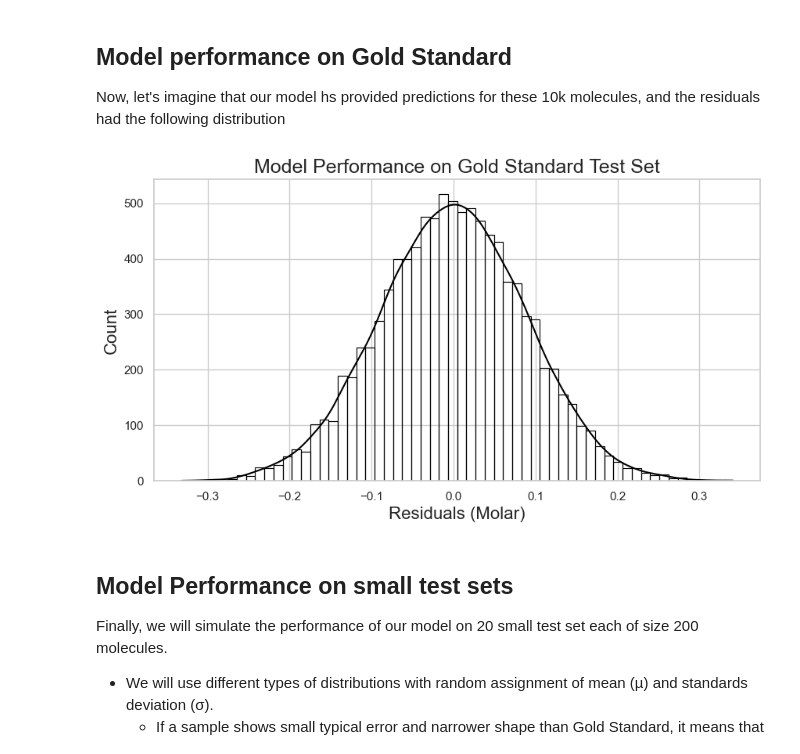
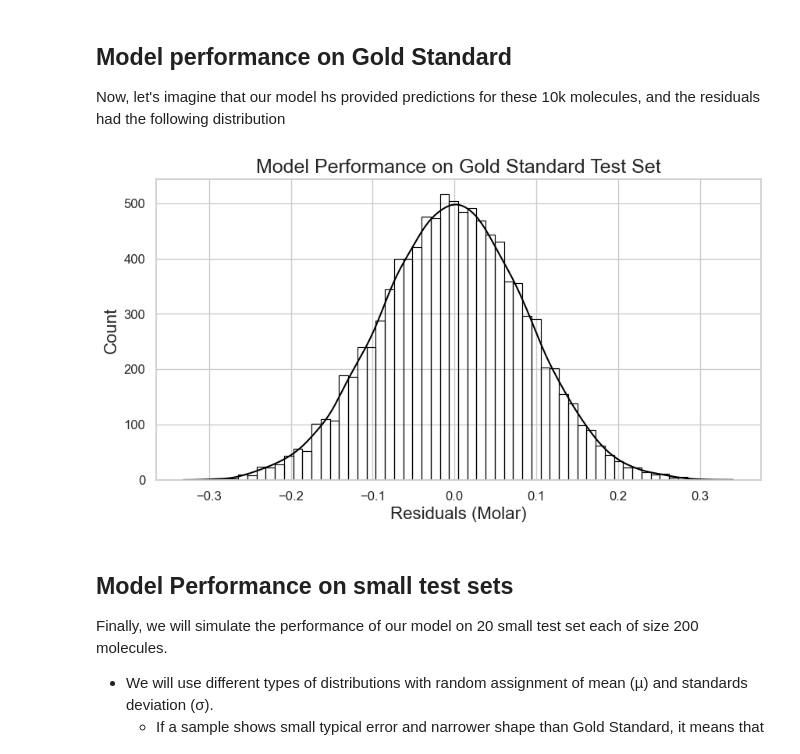
Before and after one commit to Afnan-Sultan/afnan-sultan.github.io, a Jupyter notebook: tutorials/How to Report and Judge ML Model Performance: Part 1.ipynb, the cells around one changed output. Cells and saved outputs as stored; diff of their text form; code cells hidden in the pictures.

```diff
--- a/tutorials/How to Report and Judge ML Model Performance: Part 1.ipynb
+++ b/tutorials/How to Report and Judge ML Model Performance: Part 1.ipynb
@@ -4,7 +4,6 @@ import os
 # Step 1: Setup and Imports
 
 import numpy as np
-import pandas as pd
 import matplotlib.pyplot as plt
 import seaborn as sns
 from scipy.stats import truncnorm, norm, skewnorm
@@ -13,6 +12,7 @@ np.random.seed(42)
 title_font = 18
 labels_font = 16
 text_font = 14
+tick_font = 12
 images_dir = "../images/evaluation_1"
 # %% [markdown]
 # How to Report and Judge ML Model Performance: Notebook
@@ -349,19 +356,20 @@ Now, let's imagine that our model hs provided predictions for these 10k molecule
 # %%
 mu_gold_error = 0
 sigma_gold_error = 0.09
 gold_standard_pred = gold_standard_true + np.random.normal(loc=mu_gold_error, scale=sigma_gold_error, size=len(gold_standard_true))
 model_true_performance = gold_standard_pred - gold_standard_true
 
 # Plot histogram of Gold Standard Test set
 plt.figure(figsize=(10, 5))
 sns.histplot(model_true_performance, kde=True, color='black', fill=False)
 
 plt.title("Model Performance on Gold Standard Test Set", fontsize=title_font)
 plt.xlabel("Residuals (Molar)", fontsize=labels_font)
 plt.ylabel("Count", fontsize=labels_font)
+plt.tick_params(axis='both', labelsize=tick_font)
 plt.show()
 # %% [output]
-[figure, old version]
+[figure, new version]
 # %% [markdown]
 ## Model Performance on small test sets
 
```
Also changed, not shown: parts of 9 cells of this notebook, 13 other files.
